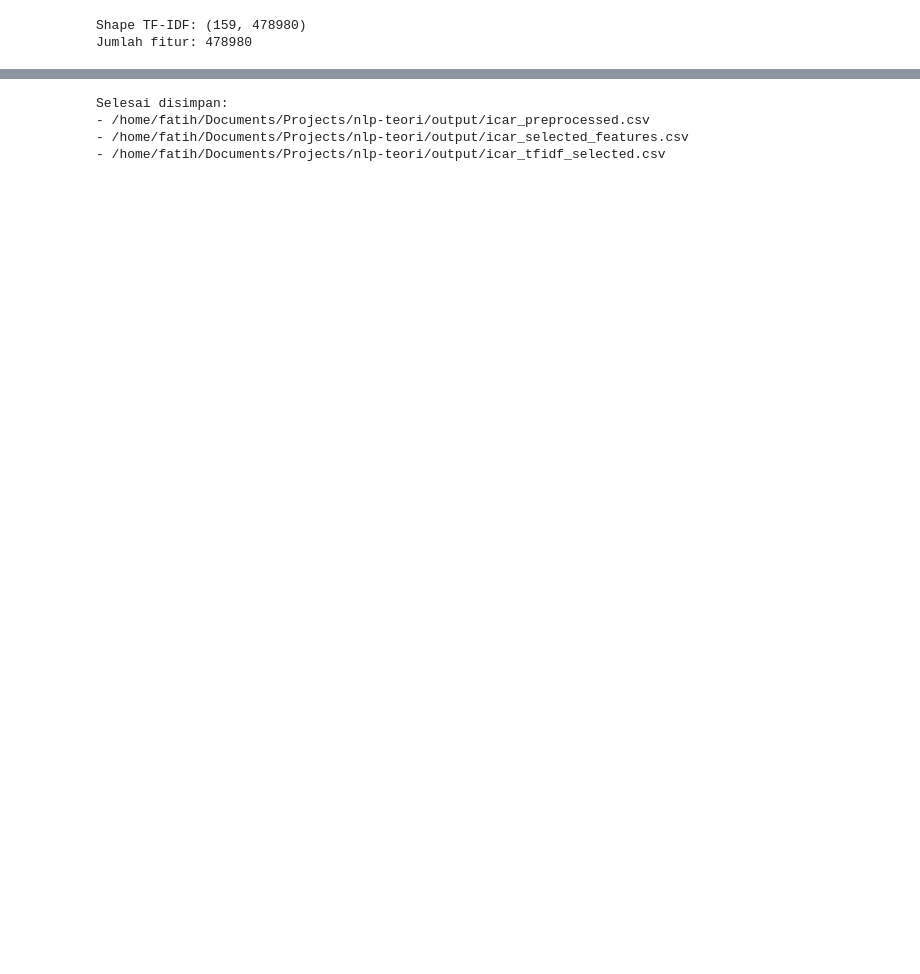
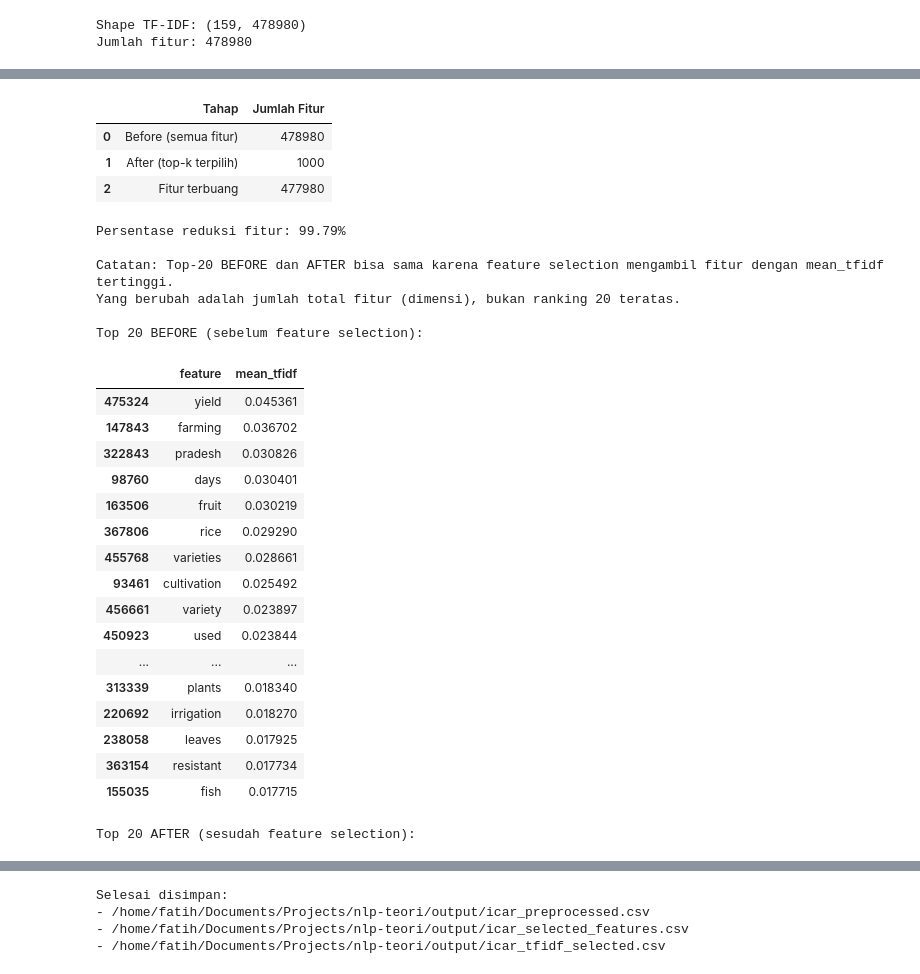
Before and after one commit to FatihHDR/agriculture-topic-modeling-nlp, a Jupyter notebook: preprocess_nlp.ipynb, the cells around one changed output, grey strips where cells are left out. Cells and saved outputs as stored; diff of their text form; code cells hidden in the pictures; blank space fills up the shorter version.

```diff
--- a/preprocess_nlp.ipynb
+++ b/preprocess_nlp.ipynb
@@ -166,0 +462,52 @@ selected_df.head(20)
+# %%
+# 6) Feature selection: pilih kata relevan (top-k mean TF-IDF)
+mean_scores = np.asarray(X.mean(axis=0)).ravel()
+
+# BEFORE: semua fitur hasil TF-IDF (belum diseleksi)
+before_features_df = pd.DataFrame({
+    "feature": feature_names,
+    "mean_tfidf": mean_scores
+}).sort_values("mean_tfidf", ascending=False)
+
+# AFTER: fitur terpilih top-k
+top_k = min(TOP_K_FEATURES, len(feature_names))
+top_idx = np.argsort(mean_scores)[::-1][:top_k]
+
+X_selected = X[:, top_idx]
+selected_features = feature_names[top_idx]
+selected_df = pd.DataFrame({
+    "feature": selected_features,
+    "mean_tfidf": mean_scores[top_idx]
+}).sort_values("mean_tfidf", ascending=False)
+
+# Ringkasan before vs after
+removed_count = len(feature_names) - len(selected_features)
+reduction_pct = (removed_count / len(feature_names)) * 100 if len(feature_names) > 0 else 0
+
+compare_summary = pd.DataFrame([
+    {"Tahap": "Before (semua fitur)", "Jumlah Fitur": len(feature_names)},
+    {"Tahap": "After (top-k terpilih)", "Jumlah Fitur": len(selected_features)},
+    {"Tahap": "Fitur terbuang", "Jumlah Fitur": removed_count}
+])
+
+print("Ringkasan jumlah fitur before vs after:")
+display(compare_summary)
+print(f"Persentase reduksi fitur: {reduction_pct:.2f}%")
+
+print("\nCatatan: Top-20 BEFORE dan AFTER bisa sama karena feature selection mengambil fitur dengan mean_tfidf tertinggi.")
+print("Yang berubah adalah jumlah total fitur (dimensi), bukan ranking 20 teratas.")
+
+print("\nTop 20 BEFORE (sebelum feature selection):")
+display(before_features_df.head(20))
+
+print("Top 20 AFTER (sesudah feature selection):")
+display(selected_df.head(20))
+
+# Tampilkan contoh fitur yang DIBUANG agar perbedaan lebih terlihat
+if removed_count > 0:
+    removed_features_df = before_features_df.iloc[top_k:].copy()
+    print("Contoh 20 fitur yang dibuang (bukan top-k):")
+    display(removed_features_df.head(20))
+else:
+    print("Tidak ada fitur yang dibuang (top_k >= jumlah fitur awal).")
+# %% [output]
@@ -166,0 +515,28 @@ selected_df.head(20)
+|  | Tahap | Jumlah Fitur |
+| 0 | Before (semua fitur) | 478980 |
+| 1 | After (top-k terpilih) | 1000 |
+| 2 | Fitur terbuang | 477980 |
+Persentase reduksi fitur: 99.79%
+
+Catatan: Top-20 BEFORE dan AFTER bisa sama karena feature selection mengambil fitur dengan mean_tfidf tertinggi.
+Yang berubah adalah jumlah total fitur (dimensi), bukan ranking 20 teratas.
+
+Top 20 BEFORE (sebelum feature selection):
+|  | feature | mean_tfidf |
+| 475324 | yield | 0.045361 |
+| 147843 | farming | 0.036702 |
+| 322843 | pradesh | 0.030826 |
+| 98760 | days | 0.030401 |
+| 163506 | fruit | 0.030219 |
+| 367806 | rice | 0.029290 |
+| 455768 | varieties | 0.028661 |
+| 93461 | cultivation | 0.025492 |
+| 456661 | variety | 0.023897 |
+| 450923 | used | 0.023844 |
+| ... | ... | ... |
+| 313339 | plants | 0.018340 |
+| 220692 | irrigation | 0.018270 |
+| 238058 | leaves | 0.017925 |
+| 363154 | resistant | 0.017734 |
+| 155035 | fish | 0.017715 |
+Top 20 AFTER (sesudah feature selection):
```
Also changed, not shown: parts of 9 cells of this notebook, 1 other file.
